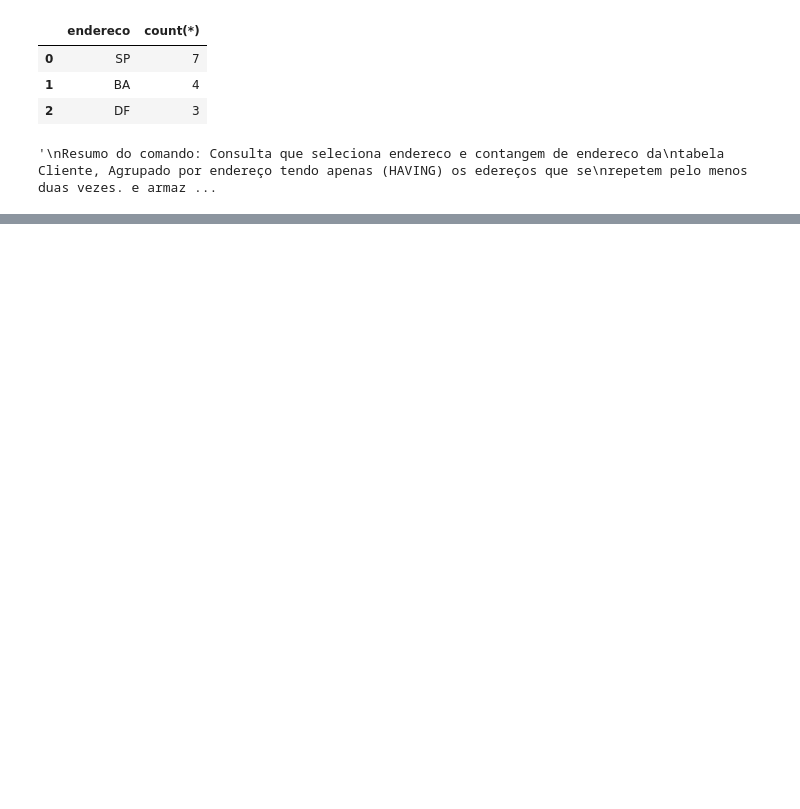
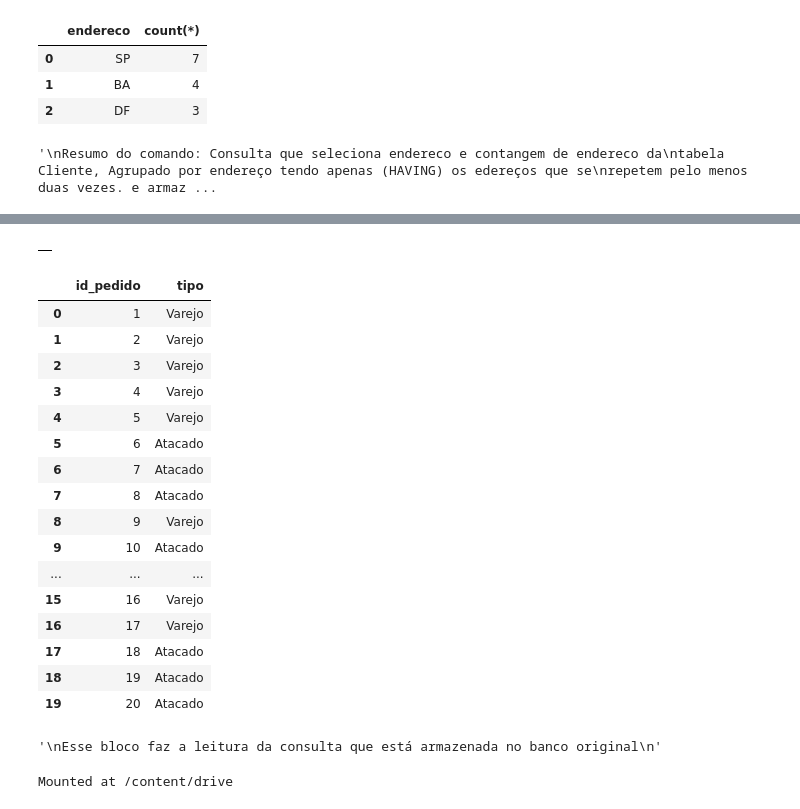
Before and after one commit to Eudesjs/SoulCode_AD6_Analista_Dados, a Jupyter notebook: Python_para_SQL_atual.ipynb, the cells around one changed output, grey strips where cells are left out. Drawn from its saved outputs; the diff is of its cells as text; code cells hidden in the pictures; blank space fills up the shorter version.

```diff
--- a/Python_para_SQL_atual.ipynb
+++ b/Python_para_SQL_atual.ipynb
@@ -1222,0 +1565,72 @@ em um dataframe Pandas chamado uniao
+# %%
+'''
+Agora vamos construir a mesma consulta executada no bloco anteior, porém, essa
+consulta será uma VIEW, isso significa que essa consulta ficará guardada no
+banco de dados original, no entanto não ocupará o espaço de uma tabela original
+'''
+# Abertura da conexão para uma nova consulta
+connection = mysql.connector.connect(
+    host=host,
+    user=user,
+    password=password,
+    database=database,
+)
+cursor = connection.cursor()  # Criação de um cursor para executar consultas SQL no banco de dados
+# Definição da consulta SQL a ser executada
+query = '''
+CREATE OR REPLACE VIEW query_class as
+SELECT id_pedido,
+	CASE WHEN quantidade >= 30 THEN 'Atacado'
+    ELSE 'Varejo' END as tipo
+FROM ItemPedido;
+'''
+cursor.execute(query) # Execução da consulta no banco de dados
+result = cursor.fetchall() # Recuperação de todos os resultados da consulta
+distinct = pd.DataFrame(result, columns=cursor.column_names) # Criação de um DataFrame Pandas usando os resultados da consulta e os nomes das colunas do cursor
+display(distinct) # Exibição do DataFrame Pandas contendo os resultados da consulta
+cursor.close() # Fechamento do cursor após a conclusão da consulta
+connection.close() # Fechamento da conexão após a consulta
+# %% [output]
+|  |
+# %%
+# Leitura da VIEW
+# Abertura da conexão para uma nova consulta
+connection = mysql.connector.connect(
+    host=host,
+    user=user,
+    password=password,
+    database=database,
+)
+cursor = connection.cursor()  # Criação de um cursor para executar consultas SQL no banco de dados
+# Definição da consulta SQL a ser executada
+query = '''
+select * from query_class;
+'''
+cursor.execute(query) # Execução da consulta no banco de dados
+result = cursor.fetchall() # Recuperação de todos os resultados da consulta
+distinct = pd.DataFrame(result, columns=cursor.column_names) # Criação de um DataFrame Pandas usando os resultados da consulta e os nomes das colunas do cursor
+display(distinct) # Exibição do DataFrame Pandas contendo os resultados da consulta
+cursor.close() # Fechamento do cursor após a conclusão da consulta
+connection.close() # Fechamento da conexão após a consulta
+'''
+Esse bloco faz a leitura da consulta que está armazenada no banco original
+'''
+# %% [output]
+|  | id_pedido | tipo |
+| 0 | 1 | Varejo |
+| 1 | 2 | Varejo |
+| 2 | 3 | Varejo |
+| 3 | 4 | Varejo |
+| 4 | 5 | Varejo |
+| 5 | 6 | Atacado |
+| 6 | 7 | Atacado |
+| 7 | 8 | Atacado |
+| 8 | 9 | Varejo |
+| 9 | 10 | Atacado |
+| ... | ... | ... |
+| 15 | 16 | Varejo |
+| 16 | 17 | Varejo |
+| 17 | 18 | Atacado |
+| 18 | 19 | Atacado |
+| 19 | 20 | Atacado |
+'\nEsse bloco faz a leitura da consulta que está armazenada no banco original\n'
@@ -1222,0 +1653,5 @@ em um dataframe Pandas chamado uniao
+# %%
+from google.colab import drive
+drive.mount('/content/drive')
+# %% [output]
+Mounted at /content/drive
```
Also changed, not shown: parts of 19 cells of this notebook.
